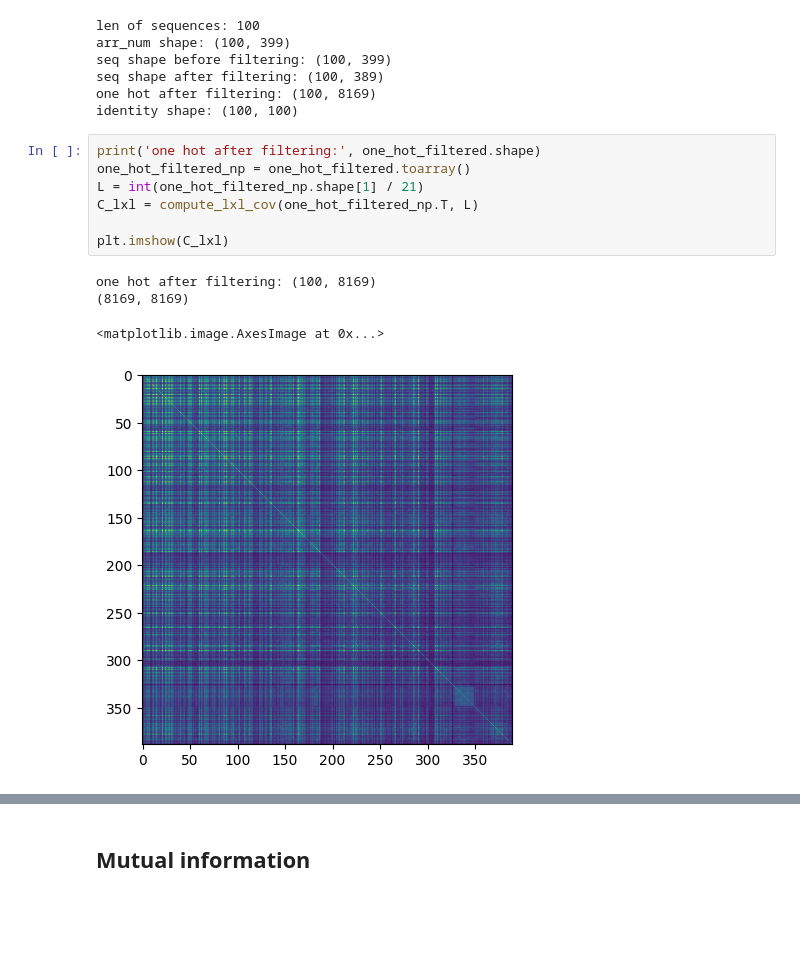
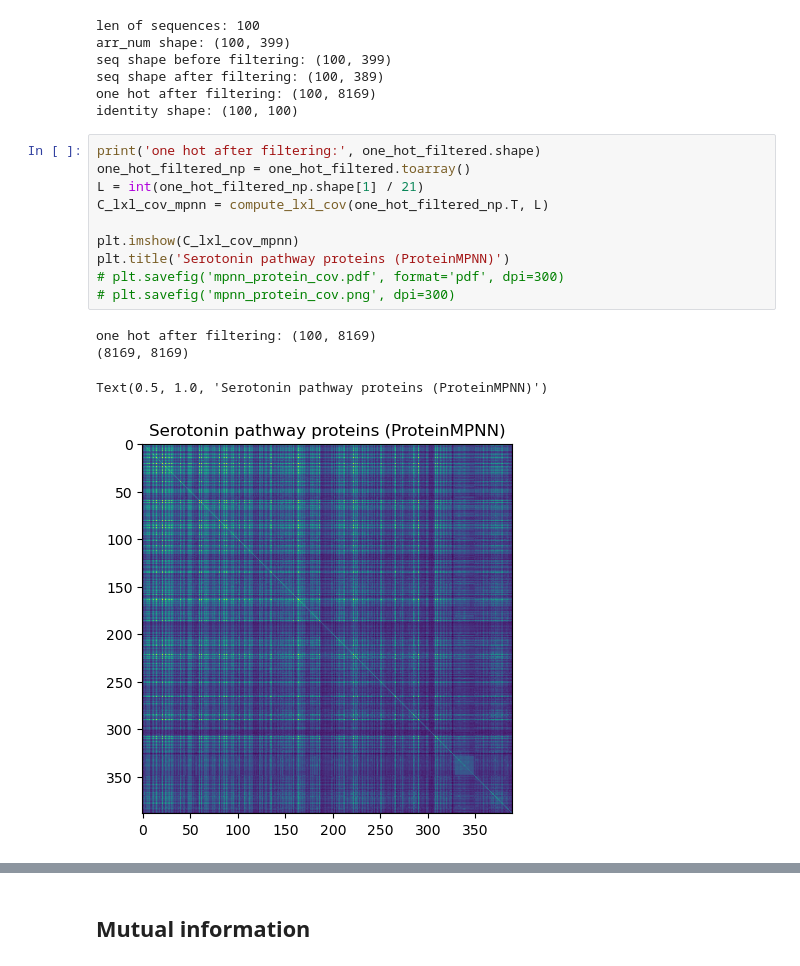
Before and after one commit to zifangu/lithiumized-fish, a Jupyter notebook: project_checkin2.ipynb, the cells around one changed output, grey strips where cells are left out. Drawn from its saved outputs; the diff is of its cells as text; blank space fills up the shorter version.

```diff
--- a/project_checkin2.ipynb
+++ b/project_checkin2.ipynb
@@ -203,12 +206,15 @@ identity shape: (100, 100)
 # %%
 print('one hot after filtering:', one_hot_filtered.shape)
 one_hot_filtered_np = one_hot_filtered.toarray()
 L = int(one_hot_filtered_np.shape[1] / 21)
-C_lxl = compute_lxl_cov(one_hot_filtered_np.T, L)
+C_lxl_cov_mpnn = compute_lxl_cov(one_hot_filtered_np.T, L)
 
-plt.imshow(C_lxl)
+plt.imshow(C_lxl_cov_mpnn)
+plt.title('Serotonin pathway proteins (ProteinMPNN)')
+# plt.savefig('mpnn_protein_cov.pdf', format='pdf', dpi=300)
+# plt.savefig('mpnn_protein_cov.png', dpi=300)
 # %% [output]
 one hot after filtering: (100, 8169)
 (8169, 8169)
-<matplotlib.image.AxesImage at 0x...>
+Text(0.5, 1.0, 'Serotonin pathway proteins (ProteinMPNN)')
-[figure, old version]
+[figure, new version]
```
Also changed, not shown: parts of 14 cells of this notebook.
